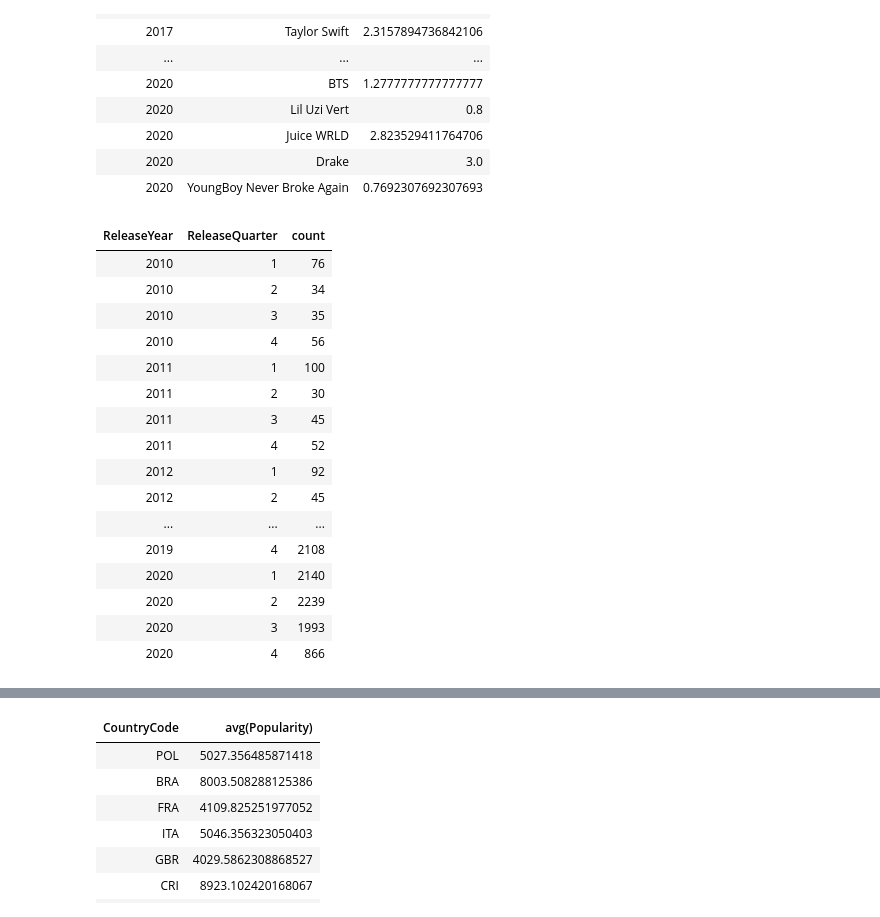
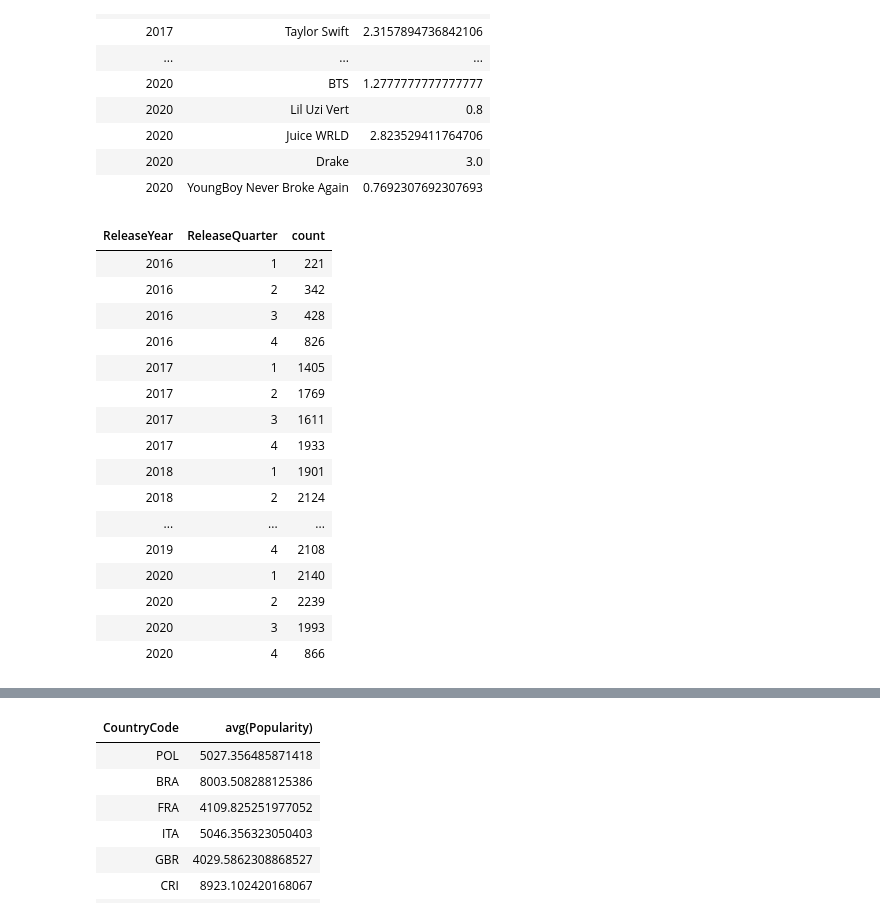
Before and after one commit to MaxSMCON/Group3, a Jupyter notebook: UWaterloo - Final Project - KKissoon/Spotify-Group3Project-KKissoon-Visualizations.ipynb, the cells around one changed output, grey strips where cells are left out. Saved outputs shown, nothing was run; the diff lists cells and outputs as text; code cells hidden in the pictures.

```diff
--- a/UWaterloo - Final Project - KKissoon/Spotify-Group3Project-KKissoon-Visualizations.ipynb
+++ b/UWaterloo - Final Project - KKissoon/Spotify-Group3Project-KKissoon-Visualizations.ipynb
@@ -172,7 +172,6 @@ spotify_data = spotify_data\
                             .drop("UK")\
                             .drop("USA")\
                             .drop("Popu_max")\
-                            .drop("Top10_dummy")\
                             .drop("Top50_dummy")\
                             .drop("Cluster")\
                             .drop("bolero")\
@@ -234,14 +233,15 @@ clean_spotify_data = clean_spotify_data\
                     .withColumnRenamed("spanish_song", "IsSpanishBool")\
                     .withColumnRenamed("month", "ReleaseMonth")\
                     .withColumnRenamed("year", "ReleaseYear")\
-                    .withColumnRenamed("quarter", "ReleaseQuarter")
+                    .withColumnRenamed("quarter", "ReleaseQuarter")\
+                    .withColumnRenamed("Top10_dummy", "Top10")
 
 
 # Reorder Columns & Print
 clean_spotify_data = clean_spotify_data.select("SpotifySongID", "Title", "Artist", "Album", "Genre", "ReleaseDate",
                                                "ReleaseYear", "ReleaseMonth", "ReleaseQuarter", "Country",
                                                "IsEnglishBool", "IsSpanishBool", "IsPositiveBool", "Popularity",
-                                               "LyricMoodScore")
+                                               "LyricMoodScore", "Top10")
 
 # Convert Popularity From String to Double
 clean_spotify_data = clean_spotify_data.withColumn("Popularity", clean_spotify_data.Popularity.cast('double'))
@@ -372,25 +390,31 @@ display(vis3)
 | 2020 | Drake | 3.0 |
 | 2020 | YoungBoy Never Broke Again | 0.7692307692307693 |
 # %%
-# Visual 4: Number of Albums Released Each Year & Quarter Since 2010
-vis4 = df.filter(df.ReleaseYear >= 2010)\
+# Visual 4A: Number of Albums Released Each Year By Quarter, Since 2010
+vis4a = df.filter(df.ReleaseYear >= 2016)\
 .groupBy("Album", "ReleaseYear", "ReleaseQuarter").count()\
 .groupBy("ReleaseYear", "ReleaseQuarter").count().filter(df.ReleaseQuarter != 0)\
 .orderBy("ReleaseYear", "ReleaseQuarter")
 
-display(vis4)
+# Quarter Mapping:
+# 1 ==> JAN - MAR
+# 2 ==> APR - JUN
+# 3 ==> JUL - SEP
+# 4 ==> OCT - DEC
+
+display(vis4a)
 # %% [output]
 | ReleaseYear | ReleaseQuarter | count |
-| 2010 | 1 | 76 |
-| 2010 | 2 | 34 |
-| 2010 | 3 | 35 |
-| 2010 | 4 | 56 |
-| 2011 | 1 | 100 |
-| 2011 | 2 | 30 |
-| 2011 | 3 | 45 |
-| 2011 | 4 | 52 |
-| 2012 | 1 | 92 |
-| 2012 | 2 | 45 |
+| 2016 | 1 | 221 |
+| 2016 | 2 | 342 |
+| 2016 | 3 | 428 |
+| 2016 | 4 | 826 |
+| 2017 | 1 | 1405 |
+| 2017 | 2 | 1769 |
+| 2017 | 3 | 1611 |
+| 2017 | 4 | 1933 |
+| 2018 | 1 | 1901 |
+| 2018 | 2 | 2124 |
 | ... | ... | ... |
 | 2019 | 4 | 2108 |
 | 2020 | 1 | 2140 |
```
Also changed, not shown: parts of 5 cells of this notebook, 1 other file.
